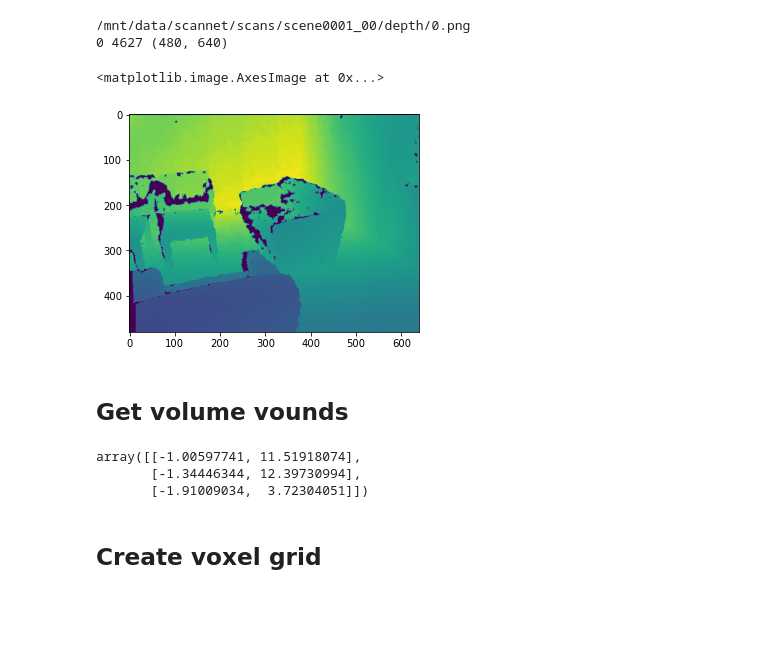
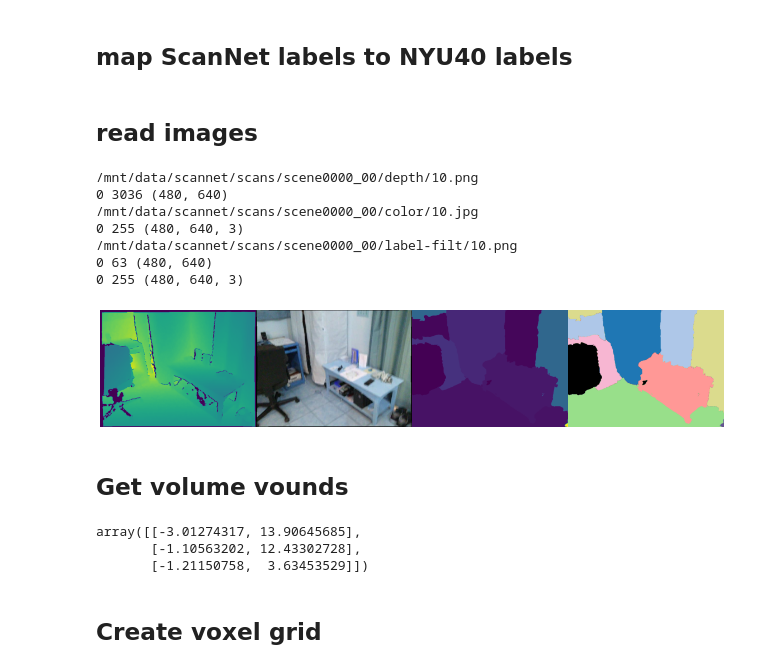
Before and after one commit to cy94/3d-2d-contrast, a Jupyter notebook: notebooks/tsdf_volfusion.ipynb, the cells around one changed output. Drawn from its saved outputs; the diff is of its cells as text; code cells hidden in the pictures; blank space fills up the shorter version.

Commit message:
Better viz of input images

```diff
--- a/notebooks/tsdf_volfusion.ipynb
+++ b/notebooks/tsdf_volfusion.ipynb
@@ -18,13 +19,18 @@ from pathlib import Path
 import matplotlib.pyplot as plt
 # %%
 DATA_DIR = Path('/mnt/data/scannet/scans/')
+IMG_SIZE = (640, 480)
 # %%
-scan_id = 'scene0001_00'
+scan_id = 'scene0000_00'
 scan_dir = DATA_DIR / scan_id
 pose_dir = scan_dir / 'pose'
 depth_dir = scan_dir / 'depth'
 color_dir = scan_dir / 'color'
+label_dir = scan_dir / 'label-filt'
+label_file = DATA_DIR.parent / 'scannetv2-labels.combined.tsv'
 
 intrinsic_dir = scan_dir / 'intrinsic'
 intrinsic_path = intrinsic_dir / 'intrinsic_color.txt'
 intrinsic_mat = np.genfromtxt(intrinsic_path, delimiter=' ')[:3, :3]
+# %% [markdown]
+## map ScanNet labels to NYU40 labels
@@ -31,15 +121,51 @@ intrinsic_mat = np.genfromtxt(intrinsic_path, delimiter=' ')[:3, :3]
+# %% [markdown]
+## read images
 # %%
-# read a depth image and display it
-fpath = depth_dir / '0.png'
+ndx = 10
+
+# read a depth image
+fpath = depth_dir / f'{ndx}.png'
 print(fpath)
-img = cv2.imread(str(fpath), -1)
-print(img.min(), img.max(), img.shape)
-plt.imshow(img)
+depth = cv2.imread(str(fpath), -1)
+print(depth.min(), depth.max(), depth.shape)
+
+# color image
+fpath = color_dir / f'{ndx}.jpg'
+print(fpath)
+color = cv2.imread(str(fpath), cv2.IMREAD_COLOR)
+print(color.min(), color.max(), color.shape)
+
+# raw label image - scannet labels
+fpath = label_dir / f'{ndx}.png'
+print(fpath)
+label = cv2.imread(str(fpath), -1).astype(np.uint16)
+label = cv2.resize(label, IMG_SIZE)
+print(label.min(), label.max(), label.shape)
+
+# map labels
+mapping = read_label_mapping(label_file, label_from='id', label_to='nyu40id')
+mapped_img = map_label_image(label, mapping)
+viz_img = visualize_label_image(mapped_img)
+print(viz_img.min(), viz_img.max(), viz_img.shape)
 # %% [output]
-/mnt/data/scannet/scans/scene0001_00/depth/0.png
-0 4627 (480, 640)
+/mnt/data/scannet/scans/scene0000_00/depth/10.png
+0 3036 (480, 640)
+/mnt/data/scannet/scans/scene0000_00/color/10.jpg
+0 255 (480, 640, 3)
+/mnt/data/scannet/scans/scene0000_00/label-filt/10.png
+0 63 (480, 640)
+0 255 (480, 640, 3)
-<matplotlib.image.AxesImage at 0x...>
-[figure, removed]
+# %%
+fig = plt.figure(figsize=(20, 20))
+fig.subplots_adjust(wspace=0, hspace=0)
+
+ax = fig.subplots(1,4)
+
+for i, img in enumerate((depth, color, label, viz_img)):
+    ax[i].imshow(img)
+    ax[i].axis('off')
+# %% [output]
+[figure, added]
 # %% [markdown]
 ## Get volume vounds
 # %%
@@ -63,9 +189,9 @@ for depth_name in tqdm(os.listdir(depth_dir)):
 # %%
 vol_bnds
 # %% [output]
-array([[-1.00597741, 11.51918074],
-       [-1.34446344, 12.39730994],
-       [-1.91009034,  3.72304051]])
+array([[-3.01274317, 13.90645685],
+       [-1.10563202, 12.43302728],
+       [-1.21150758,  3.63453529]])
 # %% [markdown]
 ## Create voxel grid
 # %%
```
Also changed, not shown: parts of 2 cells of this notebook.
